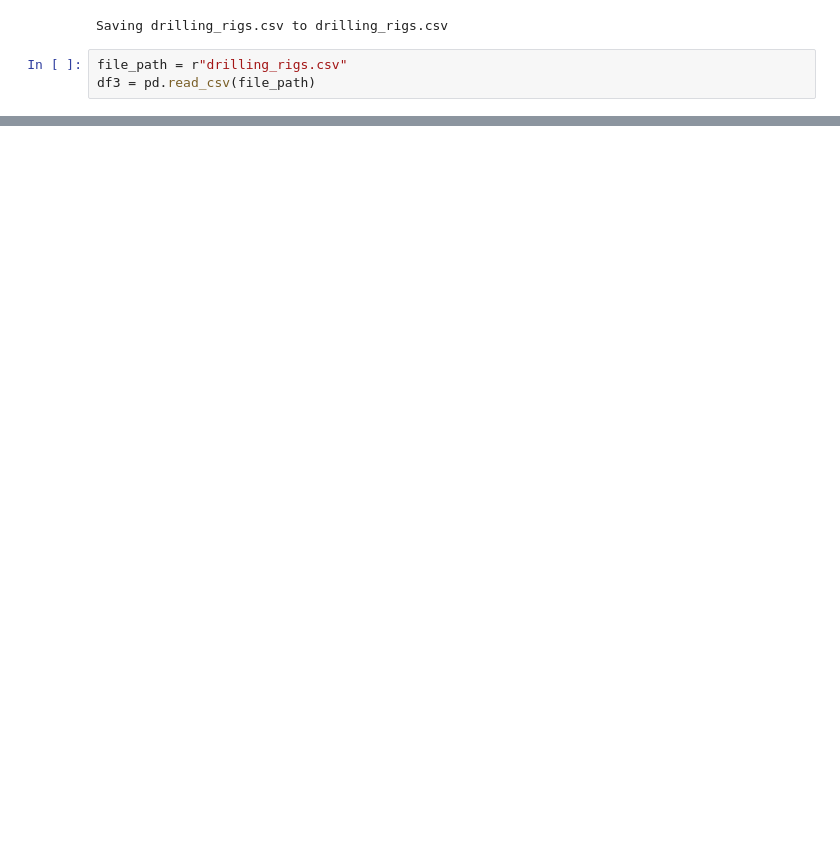
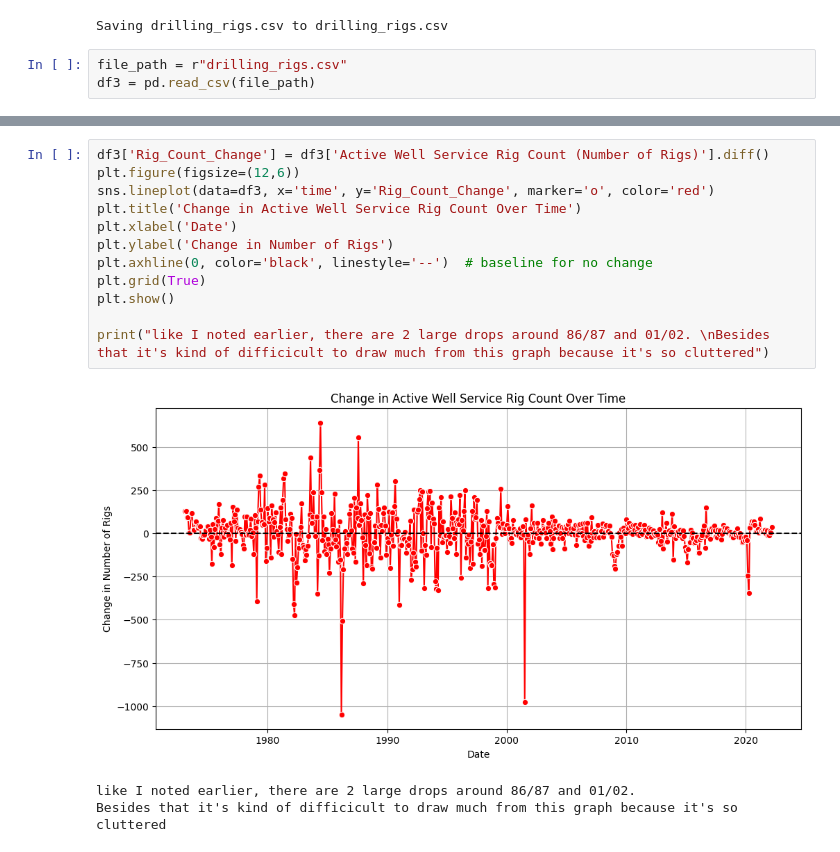
Before and after one commit to benshults22/EDA, a Jupyter notebook: assignment/assignment.ipynb, the cells around one changed output, grey strips where cells are left out. Drawn from its saved outputs; the diff is of its cells as text; blank space fills up the shorter version.

```diff
--- a/assignment/assignment.ipynb
+++ b/assignment/assignment.ipynb
@@ -477,0 +493,16 @@ we must typecast all the non-int objects besides months to floats using pd_to_nu
+# %%
+df3['Rig_Count_Change'] = df3['Active Well Service Rig Count (Number of Rigs)'].diff()
+plt.figure(figsize=(12,6))
+sns.lineplot(data=df3, x='time', y='Rig_Count_Change', marker='o', color='red')
+plt.title('Change in Active Well Service Rig Count Over Time')
+plt.xlabel('Date')
+plt.ylabel('Change in Number of Rigs')
+plt.axhline(0, color='black', linestyle='--')  # baseline for no change
+plt.grid(True)
+plt.show()
+
+print("like I noted earlier, there are 2 large drops around 86/87 and 01/02. \nBesides that it's kind of difficicult to draw much from this graph because it's so cluttered")
+# %% [output]
+[figure, added]
+like I noted earlier, there are 2 large drops around 86/87 and 01/02.
+Besides that it's kind of difficicult to draw much from this graph because it's so cluttered
```
Also changed, not shown: parts of 3 cells of this notebook.
